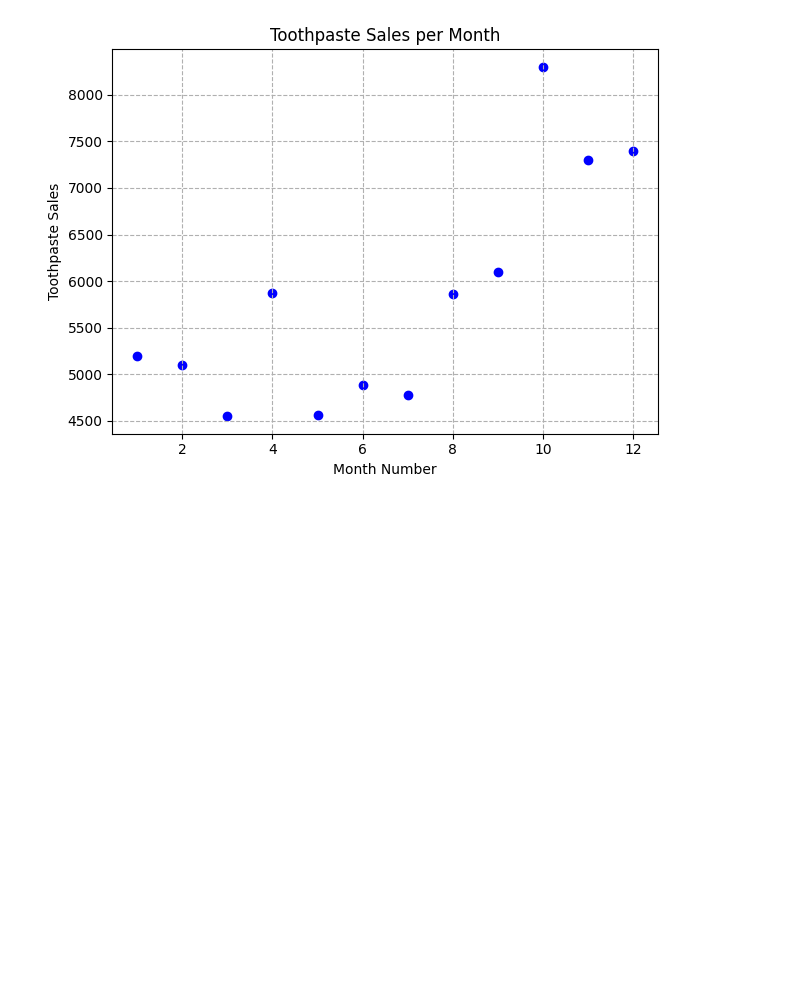
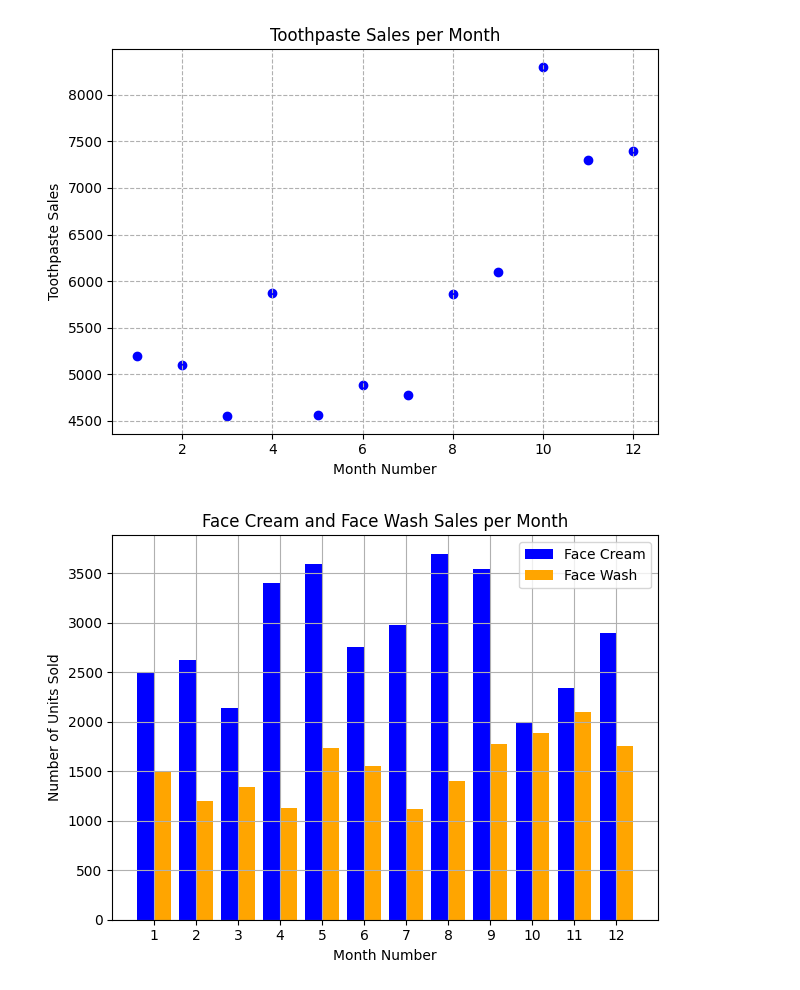
Before and after one commit to Hackerdude374/CS245-Lab-Assignments, a Jupyter notebook: lab6.ipynb, the cells around one changed output. Cells and saved outputs as stored; diff of their text form; code cells hidden in the pictures; blank space fills up the shorter version.

```diff
--- a/lab6.ipynb
+++ b/lab6.ipynb
@@ -166,4 +166,36 @@ plt.show()
 # %%
 # Exercise 5: Read face cream and facewash product sales data and show it using the bar chart
 # The bar chart should display the number of units sold per month for each product. Add a separate bar for each product in the same chart.
 # The bar chart should look like this.
+
+
+import matplotlib.pyplot as plt
+import pandas as pd
+
+# Read the CSV file
+df = pd.read_csv("company_sales_data.csv")
+
+# Extracting data for plotting
+months = df['month_number']
+facecream_sales = df['facecream']
+facewash_sales = df['facewash']
+
+# Creating the bar chart
+plt.bar(months - 0.2, facecream_sales, width=0.4, label='Face Cream', align='center', color='blue')
+plt.bar(months + 0.2, facewash_sales, width=0.4, label='Face Wash', align='center', color='orange')
+
+# Adding labels and title
+plt.xlabel('Month Number')
+plt.ylabel('Number of Units Sold')
+plt.title('Face Cream and Face Wash Sales per Month')
+
+# Adding legend
+plt.legend()
+
+# Displaying the plot
+plt.xticks(months)
+plt.grid(True)           # Add gridlines
+plt.tight_layout()       # Adjust layout to prevent clipping of labels
+plt.show()
+# %% [output]
+[figure, added]
```
Also changed, not shown: parts of 4 cells of this notebook, 1 other file.
